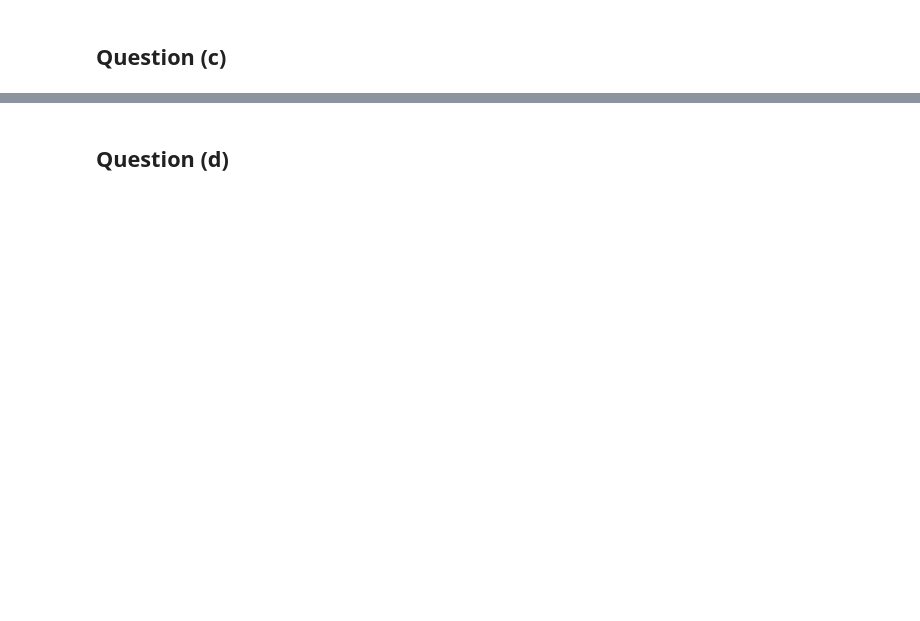
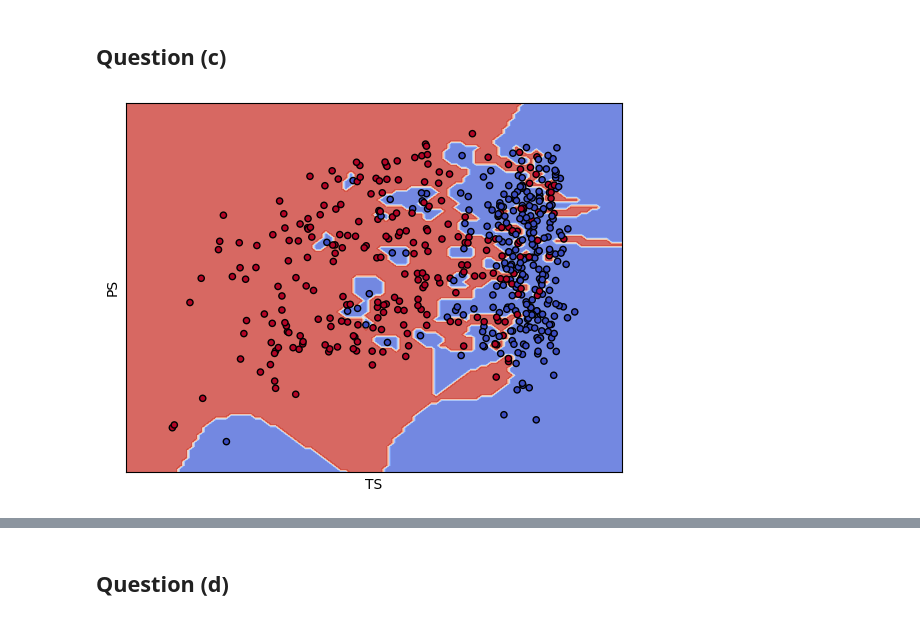
Before and after one commit to ShyEagle21/Practice, a Jupyter notebook: ML_1_hw2/Problem 1.ipynb, the cells around one changed output, grey strips where cells are left out. Drawn from its saved outputs; the diff is of its cells as text; code cells hidden in the pictures; blank space fills up the shorter version.

```diff
--- a/ML_1_hw2/Problem 1.ipynb
+++ b/ML_1_hw2/Problem 1.ipynb
@@ -53,2 +127,6 @@ X_test = scaler.transform(X_test)
 # %% [markdown]
 ## Question (c)
+# %%
+plot_boundaries((KNN_Class(X_train, y_train, X_test, y_test, 1))[0], X_train, y_train)
+# %% [output]
+[figure, added]
```
Also changed, not shown: parts of 13 cells of this notebook.
